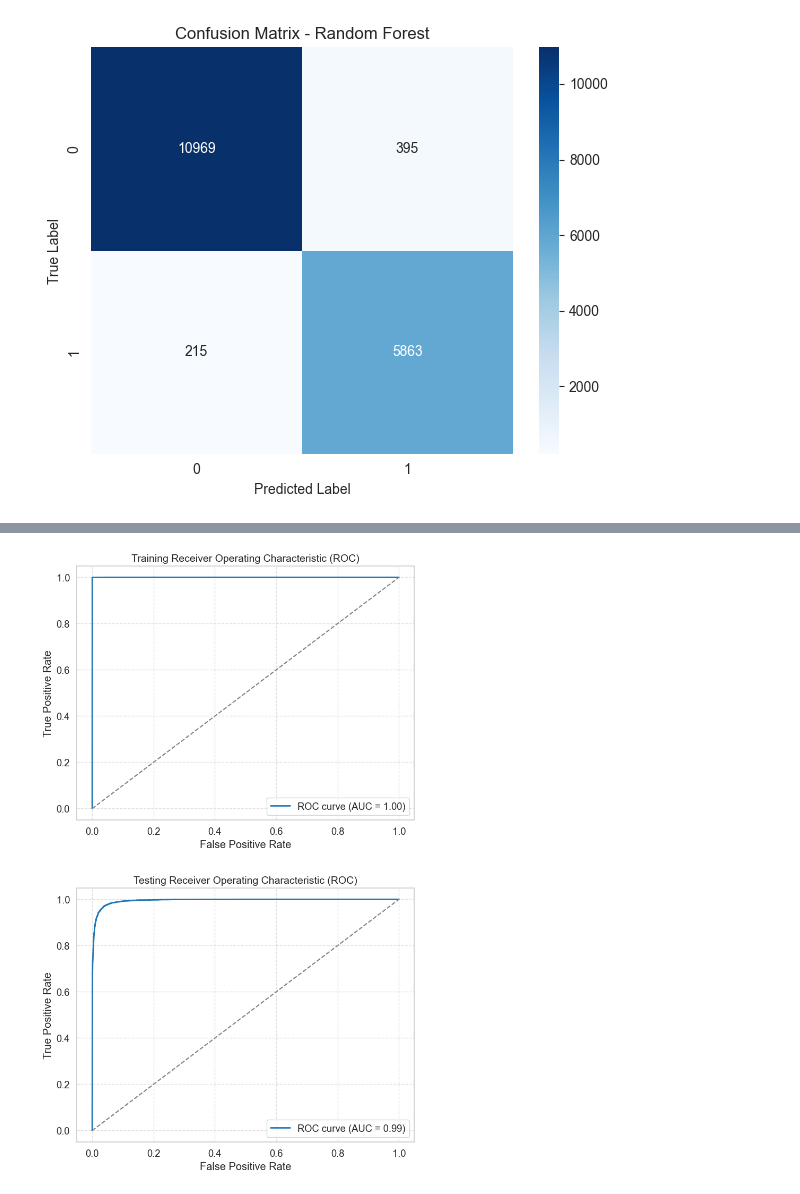
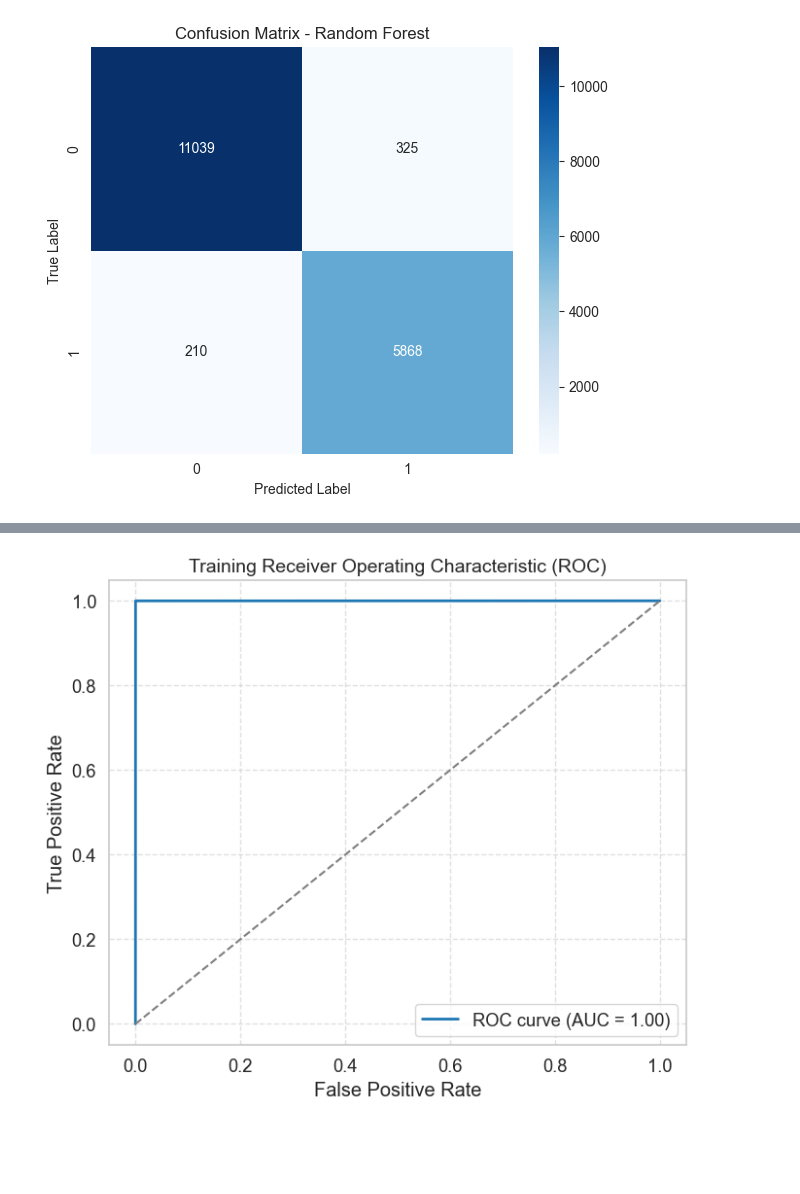
Before and after one commit to Rajatsingh64/phishing_domain_detection, a Jupyter notebook: notebook/research.ipynb, the cells around one changed output, grey strips where cells are left out. Saved outputs shown, nothing was run; the diff lists cells and outputs as text; code cells hidden in the pictures; blank space fills up the shorter version.

```diff
--- a/notebook/research.ipynb
+++ b/notebook/research.ipynb
@@ -223,0 +104,3 @@ small_df.corr()
+# %%
+#Lets drop Duplicated Values
+df=df.drop_duplicates()
@@ -232,26 +172,29 @@ y2=small_df["phishing"]
+# %%
+# Selecting independent and dependent features
+X = df.drop("phishing", axis=1)  # Independent features
+y = df["phishing"]  # Dependent feature (target)
 # %%
-# Compute absolute correlation matrix
-corr_matrix = X1.corr().abs()
+# Compute the absolute correlation matrix
+corr_matrix = X.corr().abs()
 
 # Set a threshold for high correlation
-threshold = 0.6
+threshold = 0.8
 
 # Select the upper triangle of the correlation matrix
 upper_triangle = corr_matrix.where(np.triu(np.ones(corr_matrix.shape), k=1).astype(bool))
 
-# Find features to drop
+# Identify features to drop based on the threshold
 to_drop = [col for col in upper_triangle.columns if any(upper_triangle[col] > threshold)]
 
-# Drop correlated features from both X1 and X2
-X1 = X1.drop(columns=to_drop)
-X2 = X2.drop(columns=to_drop)
+# Drop highly correlated features from X
+X = X.drop(columns=to_drop)
 
-# Print results
+# Print the results
 print("=== Correlation Filter Report ===")
 print(f"Original Number of Features:  {corr_matrix.shape[1]}")
 print(f"Number of Dropped Features:   {len(to_drop)}")
-print(f"Number of Features Remaining: {X1.shape[1]}")
-print("\nRemaining Columns:\n", X1.columns.tolist())
+print(f"Number of Features Remaining: {X.shape[1]}")
+print("\nRemaining Columns:\n", X.columns.tolist())
 # %% [output]
 === Correlation Filter Report ===
 Original Number of Features:  111
@@ -491,9 +547,10 @@ def plot_model_evaluation(y_true, y_pred_proba, history=None , title=""):
     plt.show()
-# %%
-plot_model_evaluation(y_true=y_train , y_pred_proba=y_proba_for_train , title="Training")
-# %% [output]
-[figure, removed]
-# %%
-plot_model_evaluation(y_true=y_test , y_pred_proba=y_proba_for_test , title="Testing")
-# %% [output]
-[figure, removed]
+# %%
+# Call the plot_model_evaluation function to visualize the ROC curve for the training set
+plot_model_evaluation(
+    y_true=y_train,  # Ground truth labels for the training set
+    y_pred_proba=y_proba_for_train,  # Predicted probabilities for the positive class from the model (training set)
+    title="Training"  # Title for the ROC plot (indicating that this is for the training set)
+)
+# %% [output]
+[figure, added]
```
Also changed, not shown: parts of 74 cells of this notebook, 25 other files.
